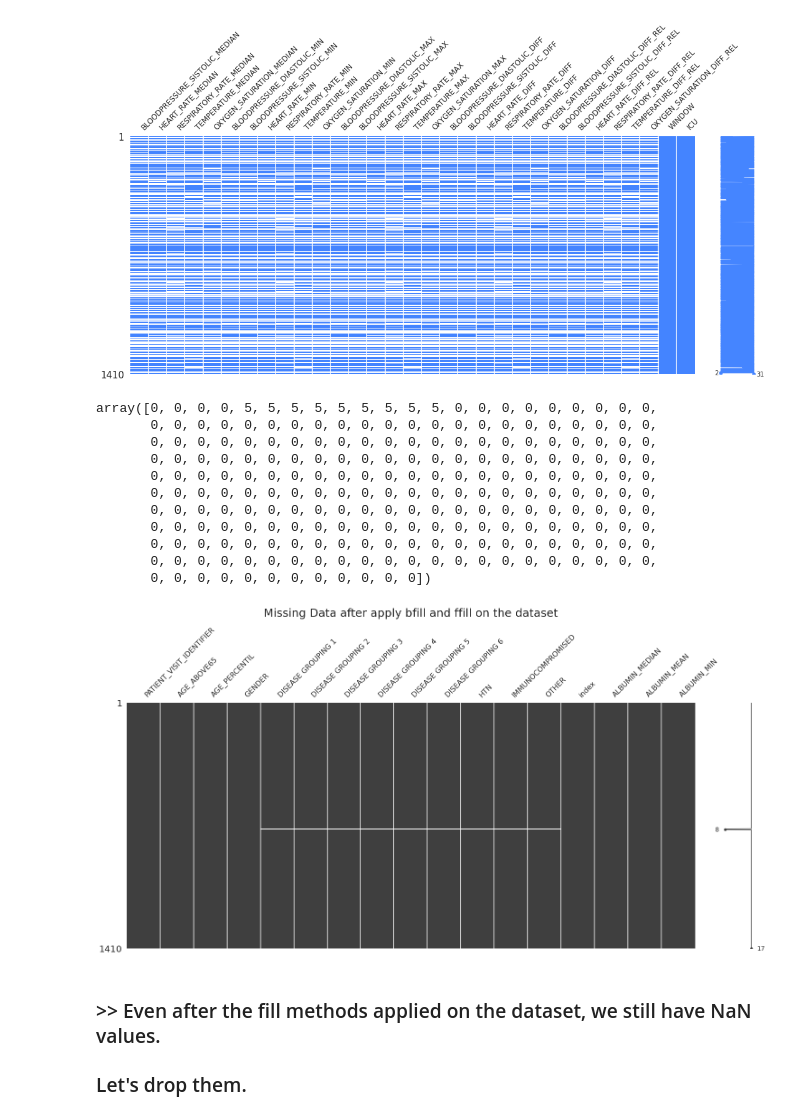
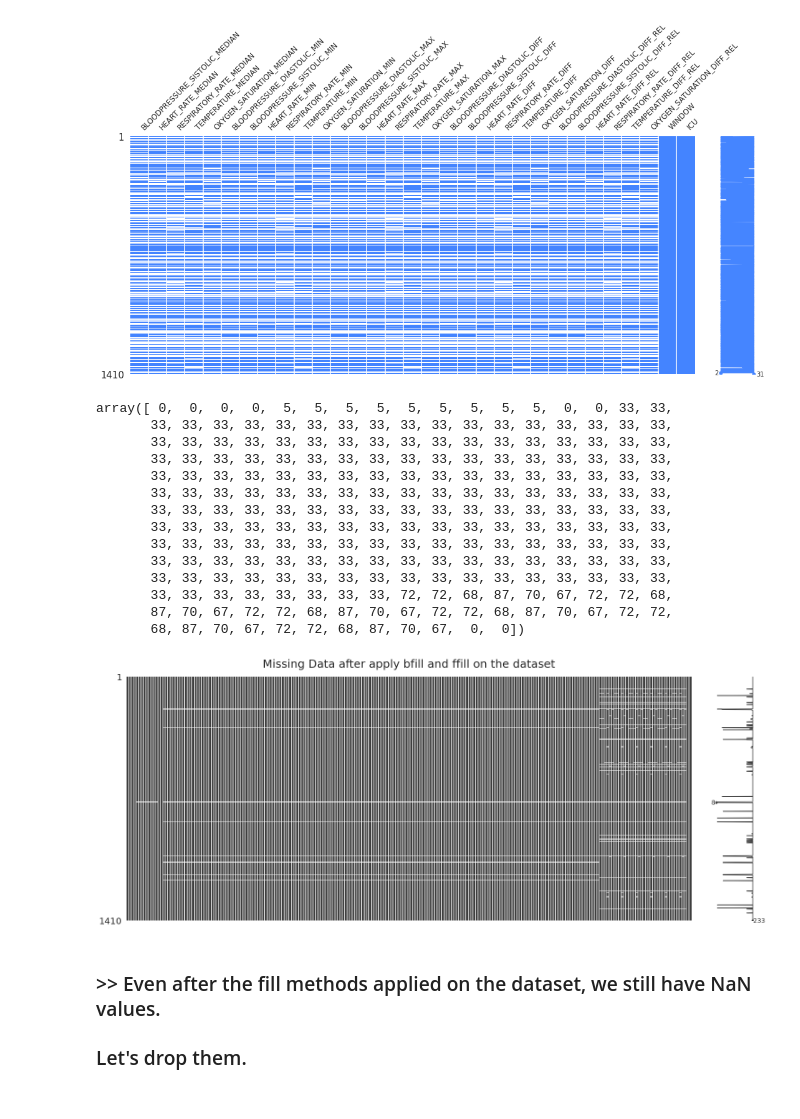
Before and after one commit to gabrielatrindade/alura-bootcamp, a Jupyter notebook: module6/project/Sirio-Libanes_kaggle_Final_Project.ipynb, the cells around one changed output. Saved outputs shown, nothing was run; the diff lists cells and outputs as text; code cells hidden in the pictures.

Commit message:
module6: final project:
Adding method parameter to fill_continuous_var function. It was a mistake use backfill and forward fill methods sequentially, without grouping the dataset again

```diff
--- a/module6/project/Sirio-Libanes_kaggle_Final_Project.ipynb
+++ b/module6/project/Sirio-Libanes_kaggle_Final_Project.ipynb
@@ -123,15 +123,15 @@ def ICU_clean(rows):
 
     return rows
 
-def fill_continuous_vars(df: pd.DataFrame):
+
+def fill_continuous_vars(df: pd.DataFrame, method: str):
 
     continuous_features_cols = df.iloc[:, 13:-2].columns
 
     filled_continuous_features = (df.groupby('PATIENT_VISIT_IDENTIFIER')
-                                      [continuous_features_cols]
-                                      .fillna(method='bfill')
-                                      .fillna(method='ffill')
-                                      .reset_index())
+                                    [continuous_features_cols]
+                                    .fillna(method=method)
+                                    .reset_index())
 
     categorical_features = df.iloc[:, :13].reset_index(drop=True)
 
@@ -472,28 +472,32 @@ Missing Data
 [figure]
 [figure]
 # %%
-patients_cleaned_filled = fill_continuous_vars(patients_cleaned)
+patients_cleaned_filled = fill_continuous_vars(patients_cleaned, 'bfill')
+patients_cleaned_filled = fill_continuous_vars(patients_cleaned_filled, 'ffill')
 # %%
 patients_cleaned_filled.isna().sum().values
 # %% [output]
-array([0, 0, 0, 0, 5, 5, 5, 5, 5, 5, 5, 5, 5, 0, 0, 0, 0, 0, 0, 0, 0, 0,
-       0, 0, 0, 0, 0, 0, 0, 0, 0, 0, 0, 0, 0, 0, 0, 0, 0, 0, 0, 0, 0, 0,
-       0, 0, 0, 0, 0, 0, 0, 0, 0, 0, 0, 0, 0, 0, 0, 0, 0, 0, 0, 0, 0, 0,
-       0, 0, 0, 0, 0, 0, 0, 0, 0, 0, 0, 0, 0, 0, 0, 0, 0, 0, 0, 0, 0, 0,
-       0, 0, 0, 0, 0, 0, 0, 0, 0, 0, 0, 0, 0, 0, 0, 0, 0, 0, 0, 0, 0, 0,
-       0, 0, 0, 0, 0, 0, 0, 0, 0, 0, 0, 0, 0, 0, 0, 0, 0, 0, 0, 0, 0, 0,
-       0, 0, 0, 0, 0, 0, 0, 0, 0, 0, 0, 0, 0, 0, 0, 0, 0, 0, 0, 0, 0, 0,
-       0, 0, 0, 0, 0, 0, 0, 0, 0, 0, 0, 0, 0, 0, 0, 0, 0, 0, 0, 0, 0, 0,
-       0, 0, 0, 0, 0, 0, 0, 0, 0, 0, 0, 0, 0, 0, 0, 0, 0, 0, 0, 0, 0, 0,
-       0, 0, 0, 0, 0, 0, 0, 0, 0, 0, 0, 0, 0, 0, 0, 0, 0, 0, 0, 0, 0, 0,
-       0, 0, 0, 0, 0, 0, 0, 0, 0, 0, 0, 0])
+array([ 0,  0,  0,  0,  5,  5,  5,  5,  5,  5,  5,  5,  5,  0,  0, 33, 33,
+       33, 33, 33, 33, 33, 33, 33, 33, 33, 33, 33, 33, 33, 33, 33, 33, 33,
+       33, 33, 33, 33, 33, 33, 33, 33, 33, 33, 33, 33, 33, 33, 33, 33, 33,
+       33, 33, 33, 33, 33, 33, 33, 33, 33, 33, 33, 33, 33, 33, 33, 33, 33,
+       33, 33, 33, 33, 33, 33, 33, 33, 33, 33, 33, 33, 33, 33, 33, 33, 33,
+       33, 33, 33, 33, 33, 33, 33, 33, 33, 33, 33, 33, 33, 33, 33, 33, 33,
+       33, 33, 33, 33, 33, 33, 33, 33, 33, 33, 33, 33, 33, 33, 33, 33, 33,
+       33, 33, 33, 33, 33, 33, 33, 33, 33, 33, 33, 33, 33, 33, 33, 33, 33,
+       33, 33, 33, 33, 33, 33, 33, 33, 33, 33, 33, 33, 33, 33, 33, 33, 33,
+       33, 33, 33, 33, 33, 33, 33, 33, 33, 33, 33, 33, 33, 33, 33, 33, 33,
+       33, 33, 33, 33, 33, 33, 33, 33, 33, 33, 33, 33, 33, 33, 33, 33, 33,
+       33, 33, 33, 33, 33, 33, 33, 33, 72, 72, 68, 87, 70, 67, 72, 72, 68,
+       87, 70, 67, 72, 72, 68, 87, 70, 67, 72, 72, 68, 87, 70, 67, 72, 72,
+       68, 87, 70, 67, 72, 72, 68, 87, 70, 67,  0,  0])
 # %%
-msno.matrix(patients_cleaned_filled.iloc[:, :17])
+msno.matrix(patients_cleaned_filled)
 
 plt.title('Missing Data after apply bfill and ffill on the dataset',
           fontsize=25, pad=20);
 # %% [output]
-[figure, old version]
+[figure, new version]
 # %% [markdown]
 ### <span style="color: yellow'">>></span> Even after the fill methods applied on the dataset, we still have NaN values.
 
```
Also changed, not shown: parts of 4 cells of this notebook.
